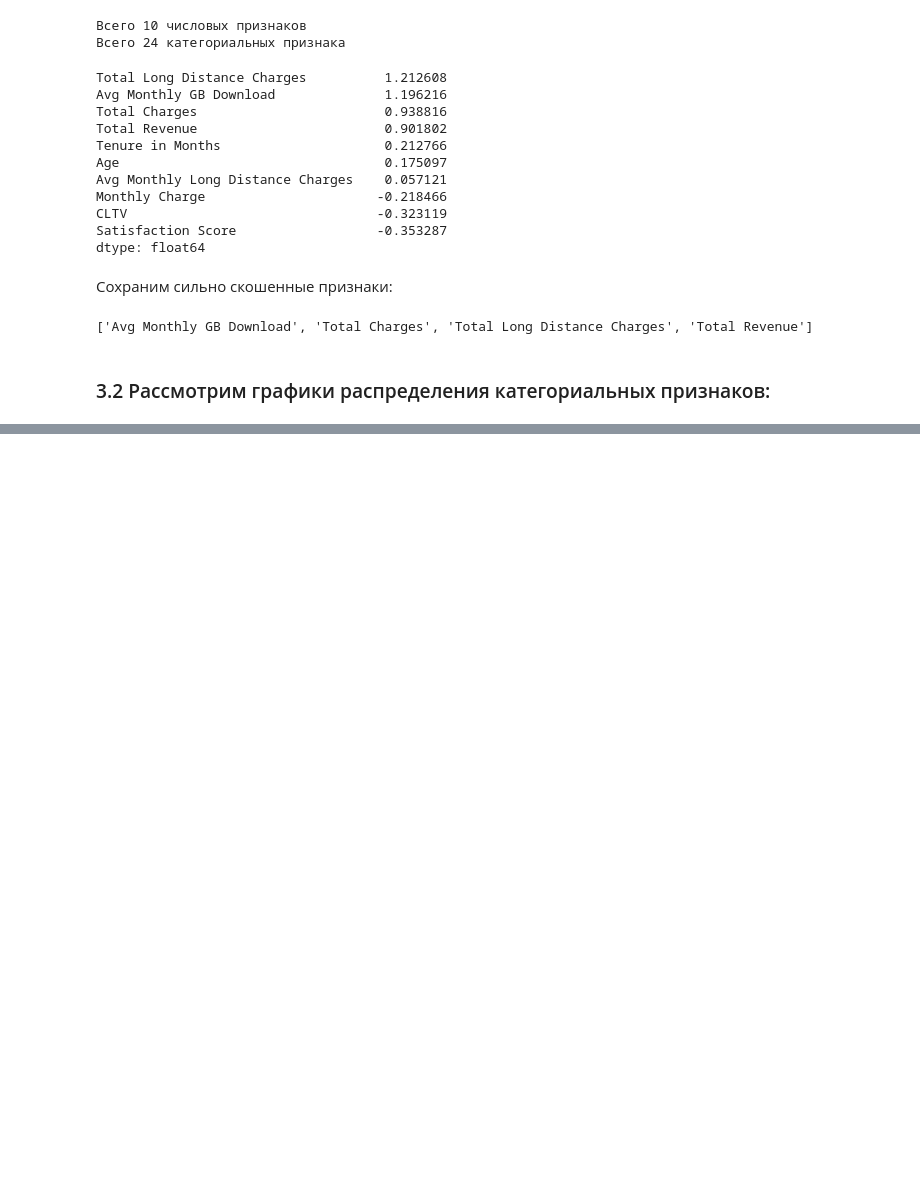
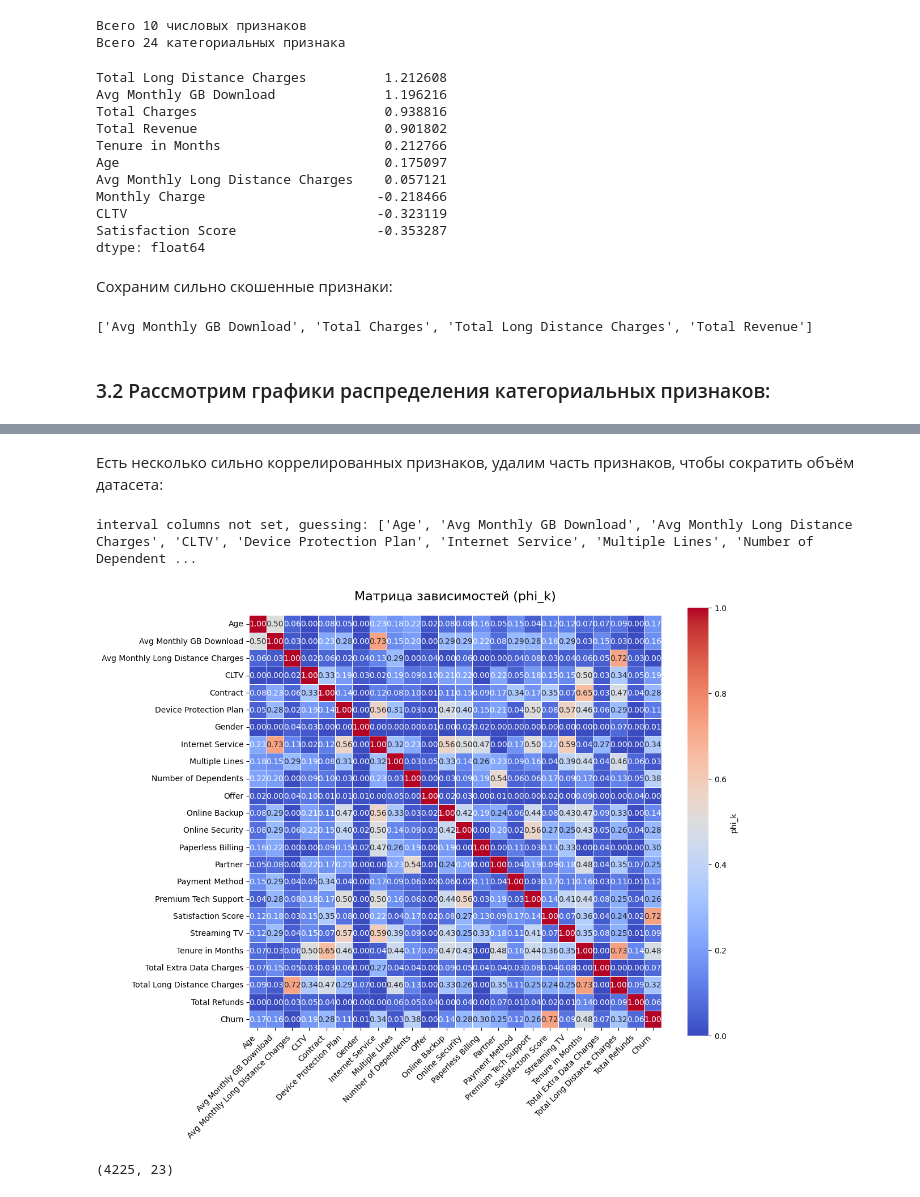
Before and after one commit to Valuxalo/ML_telco_customer_churn, a Jupyter notebook: model/EDA.ipynb, the cells around one changed output, grey strips where cells are left out. Cells and saved outputs as stored; diff of their text form; code cells hidden in the pictures; blank space fills up the shorter version.

```diff
--- a/model/EDA.ipynb
+++ b/model/EDA.ipynb
@@ -344,0 +440,24 @@ plt.show()
+# %% [markdown]
+Есть несколько сильно коррелированных признаков, удалим часть признаков, чтобы сократить объём датасета:
+# %%
+#сильные корреляции между партнёрами и рекомендациями, оставим только признак Partner
+df = df.drop(columns=['Number of Referrals', 'Referred a Friend', 'Married', 'Number of Referrals'])
+
+#сильные корреляции между услугами, оставим один вид трафика Internet Service
+df = df.drop(columns=['Unlimited Data', 'Internet Type', 'Phone Service', 'Streaming Music', 'Streaming Movies'])
+
+#сильные корреляция между видами оплат, оставим только срок, который абонент является клиентом компании
+df = df.drop(columns=['Total Revenue', 'Total Charges', 'Monthly Charge'])
+# %%
+df_copy = df.copy()
+df_copy['Churn'] = y
+phik_matrix = df_copy.phik_matrix()
+
+plot_phik(phik_matrix)
+# %% [output]
+interval columns not set, guessing: ['Age', 'Avg Monthly GB Download', 'Avg Monthly Long Distance Charges', 'CLTV', 'Device Protection Plan', 'Internet Service', 'Multiple Lines', 'Number of Dependent ...
+[figure, added]
+# %%
+df.shape
+# %% [output]
+(4225, 23)
```
Also changed, not shown: parts of 27 cells of this notebook, 4 other files.
